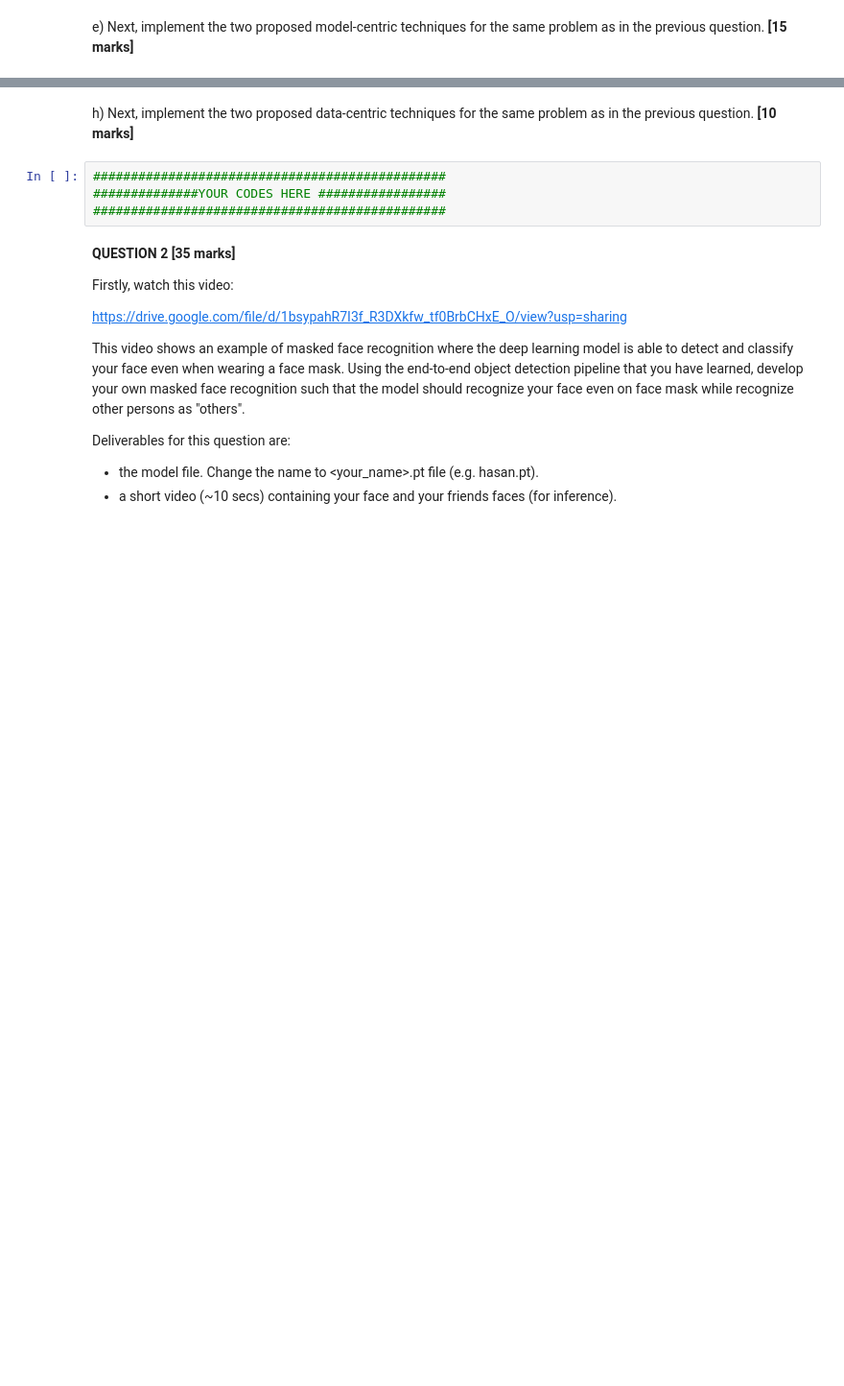
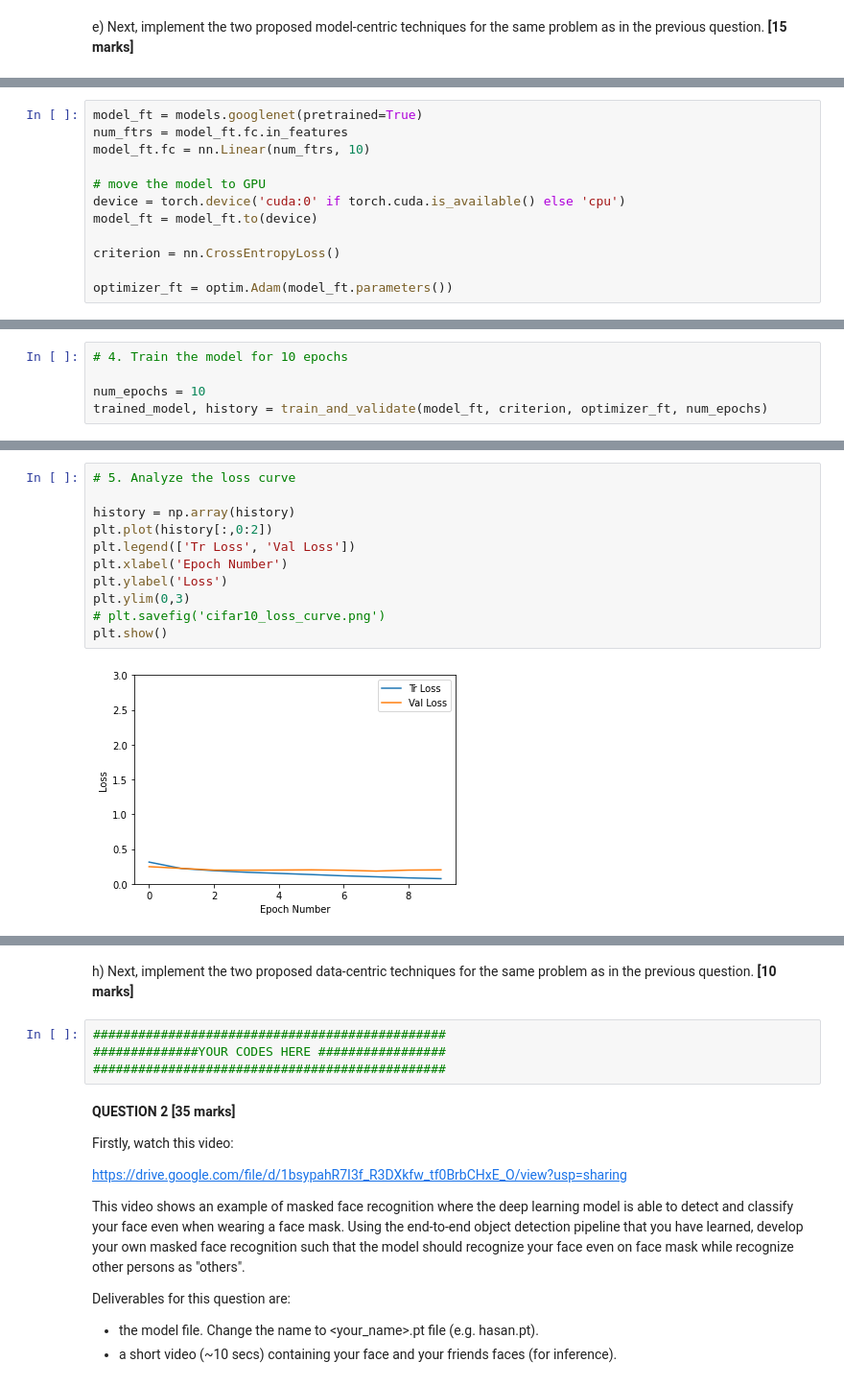
Before and after one commit to iqfareez/DLWorkshop-IIUM, a Jupyter notebook: Assesment/Fareez_Assessment1_DeepLearning.ipynb, the cells around one changed output, grey strips where cells are left out. Shown: that part at 96% size. Saved outputs shown, nothing was run; the diff lists cells and outputs as text; blank space fills up the shorter version.

Commit message:
:pencil2: model centric

```diff
--- a/Assesment/Fareez_Assessment1_DeepLearning.ipynb
+++ b/Assesment/Fareez_Assessment1_DeepLearning.ipynb
@@ -388,0 +388,12 @@ e) Next, implement the two proposed model-centric techniques for the same proble
+# %%
+model_ft = models.googlenet(pretrained=True)
+num_ftrs = model_ft.fc.in_features
+model_ft.fc = nn.Linear(num_ftrs, 10)
+
+# move the model to GPU
+device = torch.device('cuda:0' if torch.cuda.is_available() else 'cpu')
+model_ft = model_ft.to(device)
+
+criterion = nn.CrossEntropyLoss()
+
+optimizer_ft = optim.Adam(model_ft.parameters())
@@ -388,0 +402,5 @@ e) Next, implement the two proposed model-centric techniques for the same proble
+# %%
+# 4. Train the model for 10 epochs
+
+num_epochs = 10
+trained_model, history = train_and_validate(model_ft, criterion, optimizer_ft, num_epochs)
@@ -388,0 +425,13 @@ e) Next, implement the two proposed model-centric techniques for the same proble
+# %%
+# 5. Analyze the loss curve
+
+history = np.array(history)
+plt.plot(history[:,0:2])
+plt.legend(['Tr Loss', 'Val Loss'])
+plt.xlabel('Epoch Number')
+plt.ylabel('Loss')
+plt.ylim(0,3)
+# plt.savefig('cifar10_loss_curve.png')
+plt.show()
+# %% [output]
+[figure, added]
```
Also changed, not shown: parts of 9 cells of this notebook.
